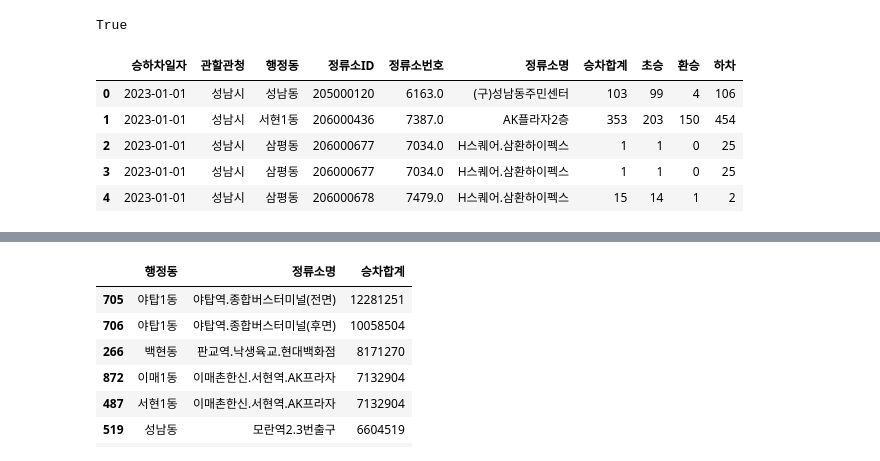
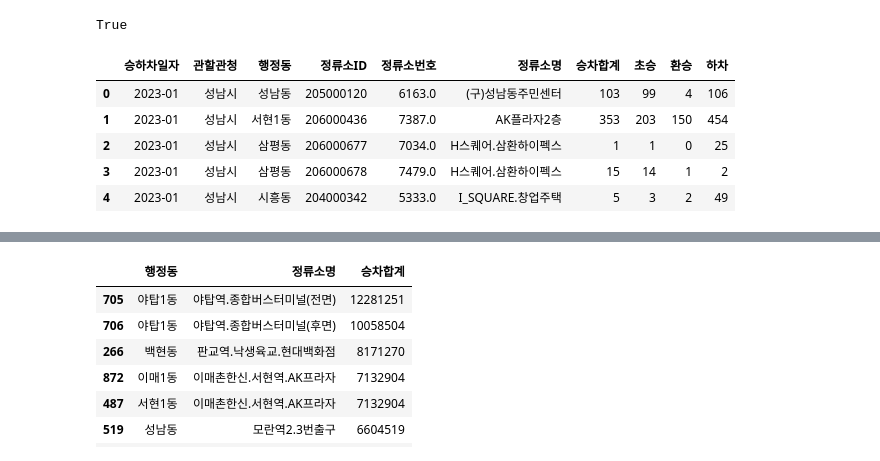
Before and after one commit to bulsajo1/final_project, a Jupyter notebook: sungju/EDA_교통.ipynb, the cells around one changed output, grey strips where cells are left out. Cells and saved outputs as stored; diff of their text form; code cells hidden in the pictures.

```diff
--- a/sungju/EDA_교통.ipynb
+++ b/sungju/EDA_교통.ipynb
@@ -5,18 +5,18 @@ import os
 # %%
 file_path = "../Data/2차전처리_버스데이터.csv"
 
 # 파일 존재 여부 먼저 확인
 print(os.path.exists(file_path))
 
 # True가 나오면 실행
-df_dus = pd.read_csv(file_path, encoding="utf-8-sig")
+df_bus = pd.read_csv(file_path, encoding="utf-8-sig")
 
-df_dus.head(5)
+df_bus.head(5)
 # %% [output]
 True
 |  | 승하차일자 | 관할관청 | 행정동 | 정류소ID | 정류소번호 | 정류소명 | 승차합계 | 초승 | 환승 | 하차 |
-| 0 | 2023-01-01 | 성남시 | 성남동 | 205000120 | 6163.0 | (구)성남동주민센터 | 103 | 99 | 4 | 106 |
-| 1 | 2023-01-01 | 성남시 | 서현1동 | 206000436 | 7387.0 | AK플라자2층 | 353 | 203 | 150 | 454 |
-| 2 | 2023-01-01 | 성남시 | 삼평동 | 206000677 | 7034.0 | H스퀘어.삼환하이펙스 | 1 | 1 | 0 | 25 |
-| 3 | 2023-01-01 | 성남시 | 삼평동 | 206000677 | 7034.0 | H스퀘어.삼환하이펙스 | 1 | 1 | 0 | 25 |
-| 4 | 2023-01-01 | 성남시 | 삼평동 | 206000678 | 7479.0 | H스퀘어.삼환하이펙스 | 15 | 14 | 1 | 2 |
+| 0 | 2023-01 | 성남시 | 성남동 | 205000120 | 6163.0 | (구)성남동주민센터 | 103 | 99 | 4 | 106 |
+| 1 | 2023-01 | 성남시 | 서현1동 | 206000436 | 7387.0 | AK플라자2층 | 353 | 203 | 150 | 454 |
+| 2 | 2023-01 | 성남시 | 삼평동 | 206000677 | 7034.0 | H스퀘어.삼환하이펙스 | 1 | 1 | 0 | 25 |
+| 3 | 2023-01 | 성남시 | 삼평동 | 206000678 | 7479.0 | H스퀘어.삼환하이펙스 | 15 | 14 | 1 | 2 |
+| 4 | 2023-01 | 성남시 | 시흥동 | 204000342 | 5333.0 | I_SQUARE.창업주택 | 5 | 3 | 2 | 49 |
```
Also changed, not shown: parts of 18 cells of this notebook, 1 other file.
